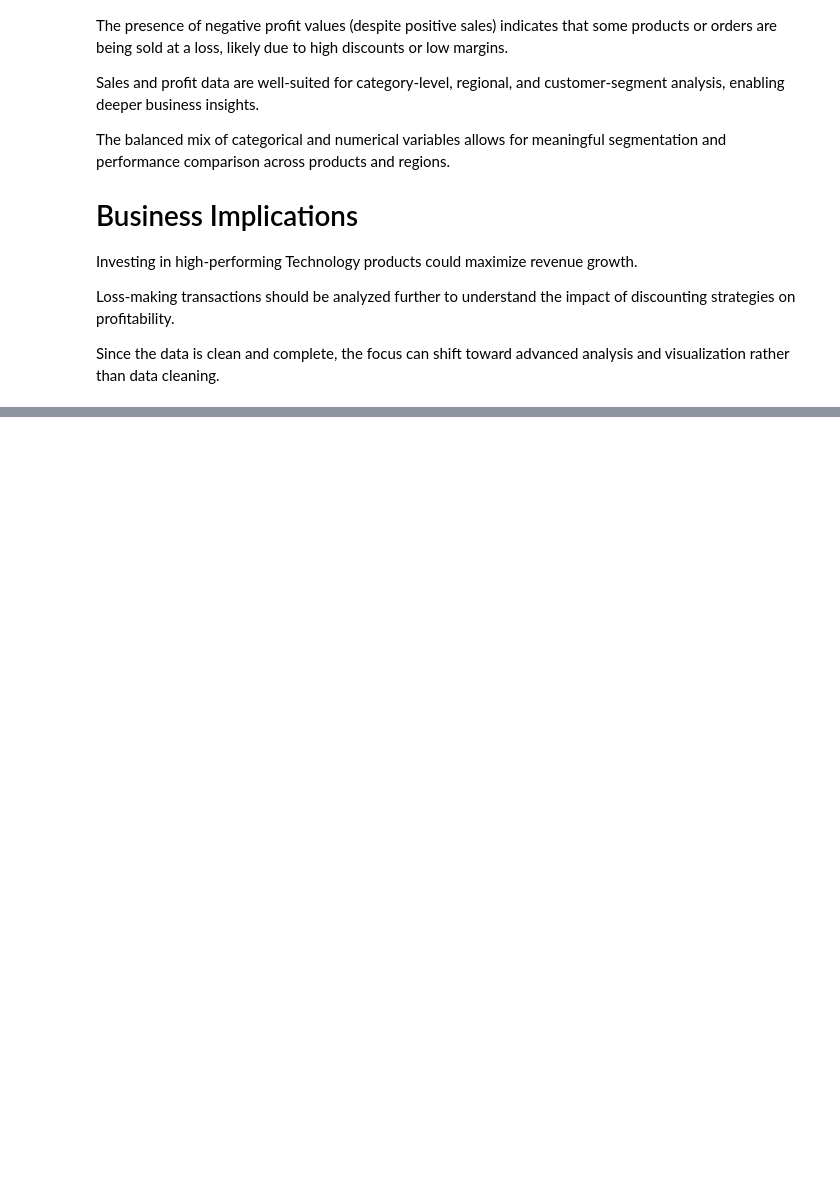
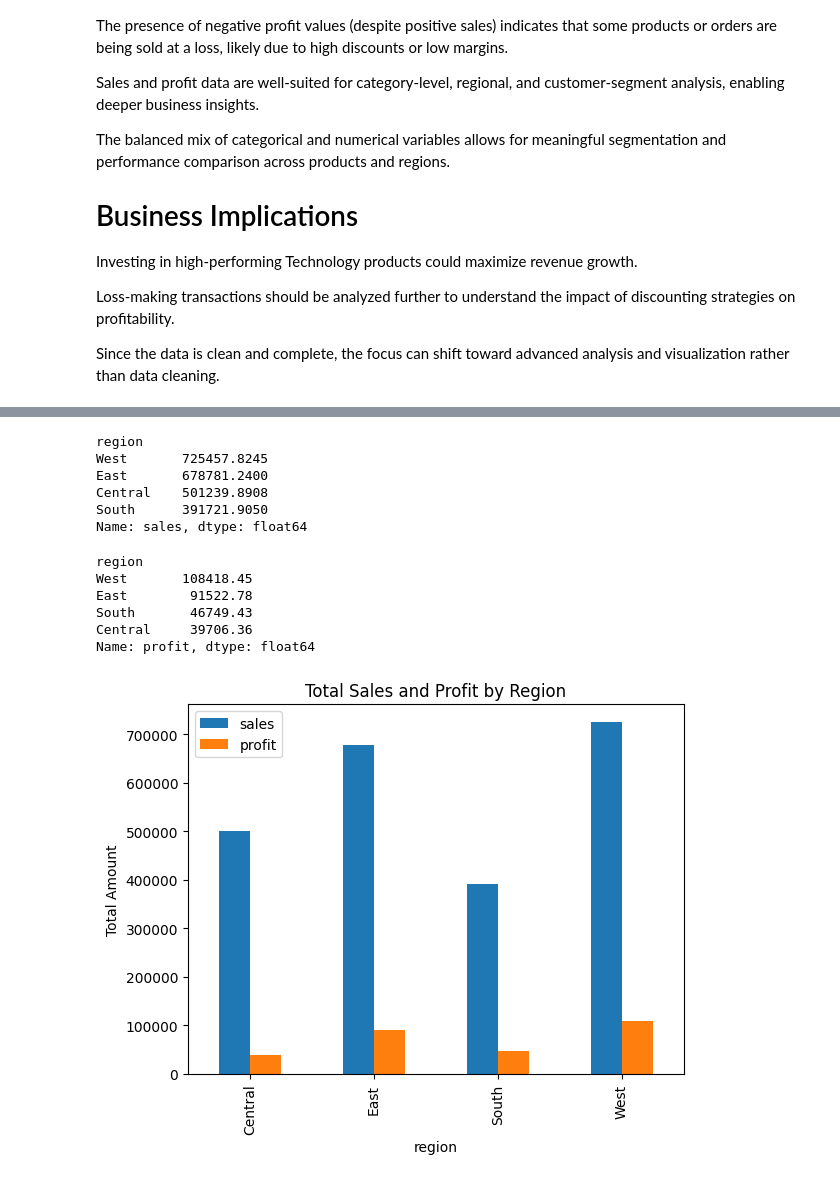
Before and after one commit to Audrine-m/data-analysis-portfolio, a Jupyter notebook: sales-performance-analysis/sales_performance_analysis.ipynb, the cells around one changed output, grey strips where cells are left out. Cells and saved outputs as stored; diff of their text form; code cells hidden in the pictures; blank space fills up the shorter version.

```diff
--- a/sales-performance-analysis/sales_performance_analysis.ipynb
+++ b/sales-performance-analysis/sales_performance_analysis.ipynb
@@ -166,0 +197,27 @@ Since the data is clean and complete, the focus can shift toward advanced analys
+# %%
+# Sales by region
+df.groupby("region")["sales"].sum().sort_values(ascending=False)
+# %% [output]
+region
+West       725457.8245
+East       678781.2400
+Central    501239.8908
+South      391721.9050
+Name: sales, dtype: float64
+# %%
+# Profit by region
+df.groupby("region")["profit"].sum().sort_values(ascending=False).round(2)
+# %% [output]
+region
+West       108418.45
+East        91522.78
+South       46749.43
+Central     39706.36
+Name: profit, dtype: float64
+# %%
+df.groupby("region")[["sales", "profit"]].sum().plot(kind="bar")
+plt.ylabel("Total Amount")
+plt.title("Total Sales and Profit by Region")
+plt.show()
+# %% [output]
+[figure, added]
```
Also changed, not shown: parts of 7 cells of this notebook.
